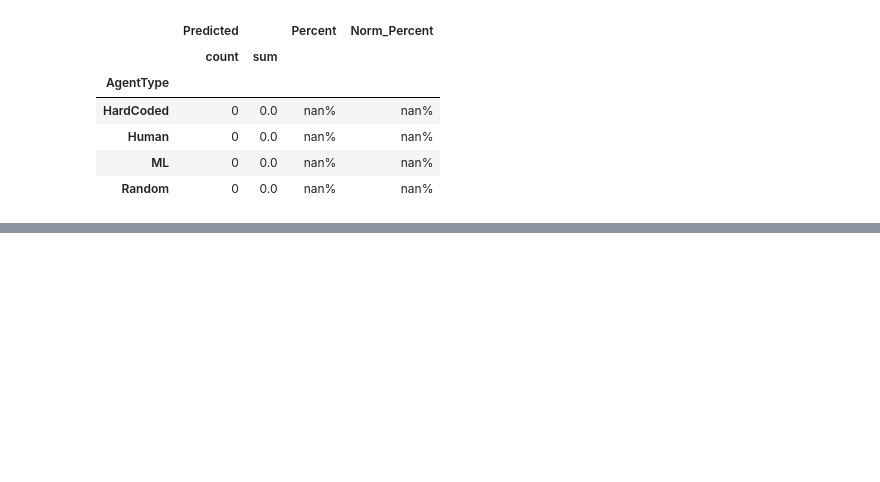
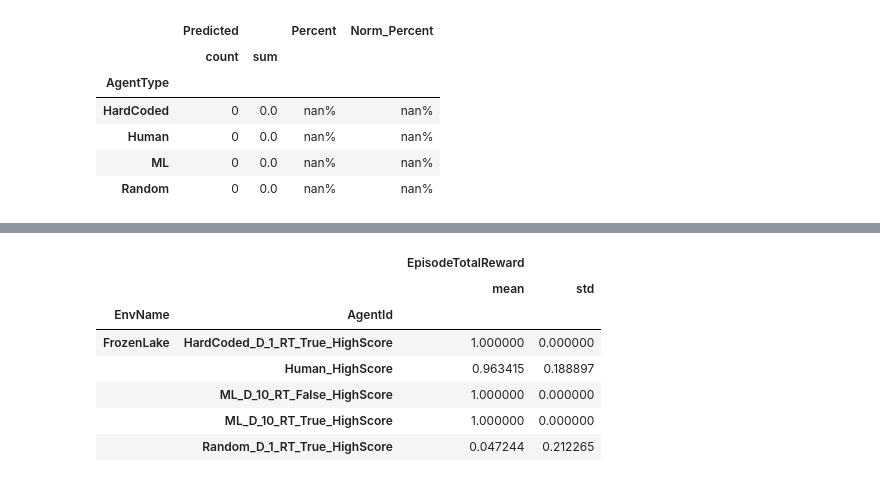
Before and after one commit to louie-jones-strong/Uni-Dissertation, a Jupyter notebook: ResultsFormating.ipynb, the cells around one changed output, grey strips where cells are left out. Cells and saved outputs as stored; diff of their text form; code cells hidden in the pictures; blank space fills up the shorter version.

```diff
--- a/ResultsFormating.ipynb
+++ b/ResultsFormating.ipynb
@@ -175,0 +309,13 @@ FrozenLake - Curated
+# %%
+
+
+evalDf[evalDf["Behaviour"] == "HighScore"].groupby(["EnvName", "AgentId"])[["EpisodeTotalReward"]].aggregate(aggregateSettings["EpisodeTotalReward"])
+# %% [output]
+|  |  | EpisodeTotalReward |  |
+|  |  | mean | std |
+| EnvName | AgentId |  |  |
+| FrozenLake | HardCoded_D_1_RT_True_HighScore | 1.000000 | 0.000000 |
+|  | Human_HighScore | 0.963415 | 0.188897 |
+|  | ML_D_10_RT_False_HighScore | 1.000000 | 0.000000 |
+|  | ML_D_10_RT_True_HighScore | 1.000000 | 0.000000 |
+|  | Random_D_1_RT_True_HighScore | 0.047244 | 0.212265 |
```
Also changed, not shown: parts of 12 cells of this notebook.
